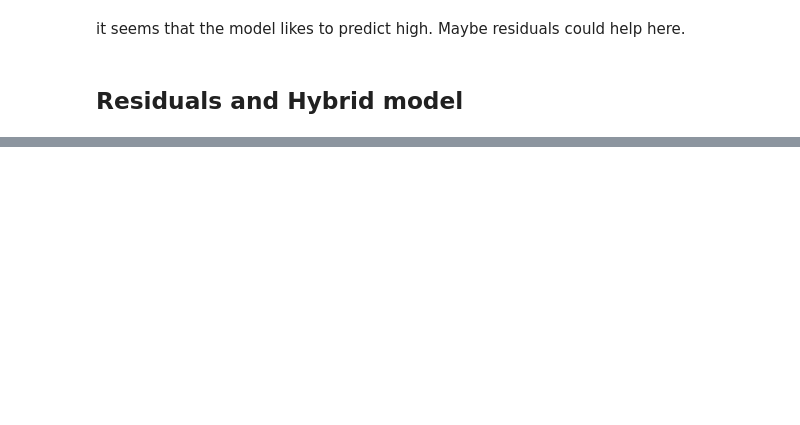
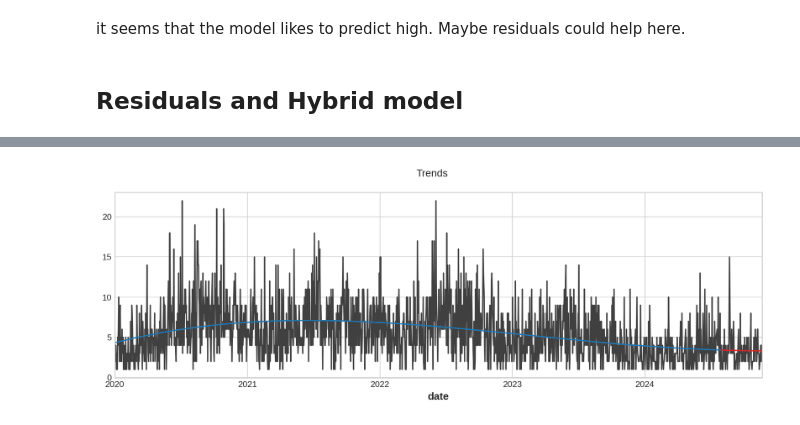
Before and after one commit to DodgeHill/Philly_Gun_Violence_Investigation, a Jupyter notebook: philly_gun_violence_forecaster.ipynb, the cells around one changed output, grey strips where cells are left out. Cells and saved outputs as stored; diff of their text form; code cells hidden in the pictures; blank space fills up the shorter version.

```diff
--- a/philly_gun_violence_forecaster.ipynb
+++ b/philly_gun_violence_forecaster.ipynb
@@ -385,3 +387,11 @@ _ = y_fore.plot(ax=ax, color='C3')
 it seems that the model likes to predict high. Maybe residuals could help here.
 # %% [markdown]
 ## **Residuals and Hybrid model**
+# %%
+del X
+X = grouped.copy()
+X.rename(columns={"date_only":"date"}, inplace=True)
+X["date"] = pd.to_datetime(X["date"])
+X = X.set_index("date").to_period("D")
+y = X["count"]
+print(y)
@@ -387,0 +412,43 @@ it seems that the model likes to predict high. Maybe residuals could help here.
+# %%
+# Create trend features
+dp = DeterministicProcess(
+    index=y.index,  # dates from the training data
+    constant=True,  # the intercept
+    order=3,        # exponential trend
+    drop=True,      # drop terms to avoid collinearity
+)
+X = dp.in_sample()  # features for the training data
+
+# As in the example we will split the data without shuffling
+# This allows us to easily tell what was forecasted
+idx_train, idx_test = train_test_split(
+    y.index, test_size= 100, shuffle=False,
+)
+X_train, X_test = X.loc[idx_train, :], X.loc[idx_test, :]
+y_train, y_test = y.loc[idx_train], y.loc[idx_test]
+
+# Fit trend model
+model = LinearRegression(fit_intercept=False)
+model.fit(X_train, y_train)
+
+# Make predictions
+y_fit = pd.DataFrame(
+    model.predict(X_train),
+    index=y_train.index,
+    #columns=y_train.columns,
+)
+y_pred = pd.DataFrame(
+    model.predict(X_test),
+    index=y_test.index,
+    #columns=y_test.columns,
+)
+
+# Plot
+axs = y_train.plot(color='0.25', subplots=True, sharex=True)
+axs = y_test.plot(color='0.25', subplots=True, sharex=True, ax=axs)
+axs = y_fit.plot(color='C0', subplots=True, sharex=True, ax=axs)
+axs = y_pred.plot(color='C3', subplots=True, sharex=True, ax=axs)
+for ax in axs: ax.legend([])
+_ = plt.suptitle("Trends")
+# %% [output]
+[figure, added]
```
Also changed, not shown: parts of 12 cells of this notebook.
